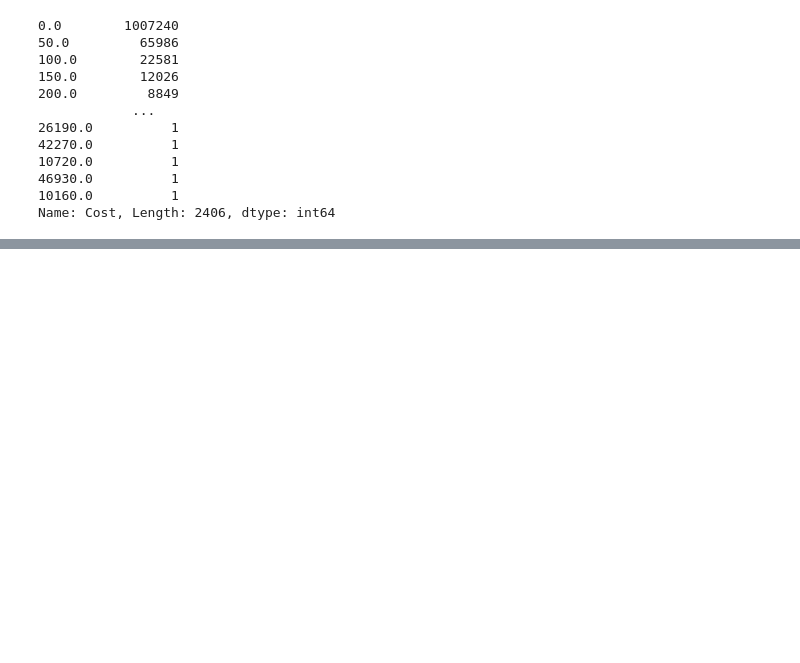
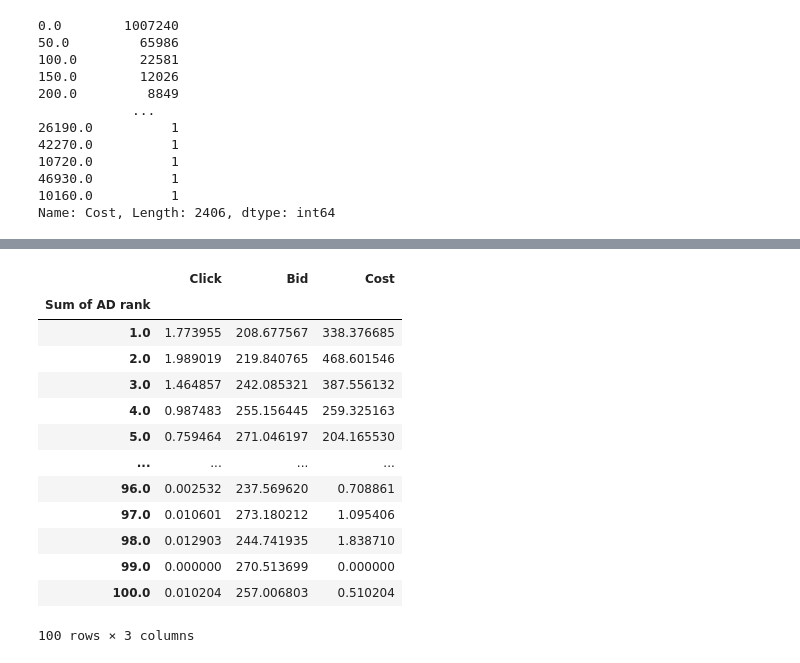
Before and after one commit to rapu34/A1project, a Jupyter notebook: A1project_EDA_Bidding.ipynb, the cells around one changed output, grey strips where cells are left out. Cells and saved outputs as stored; diff of their text form; code cells hidden in the pictures; blank space fills up the shorter version.

```diff
--- a/A1project_EDA_Bidding.ipynb
+++ b/A1project_EDA_Bidding.ipynb
@@ -252,0 +291,3 @@ True
+# %%
+bidding_result['Sum of AD rank'] = bidding_result['Sum of AD rank'].round(0)
+bidding_result['Sum of AD rank']
@@ -252,0 +416,17 @@ True
+# %%
+bidding_result.groupby(['Sum of AD rank'])['Click','Bid','Cost'].mean() # 순위가 높을 수록 Click 많고, bid 가 낮아지는데 왜 그런지 모르겠음.
+# %% [output]
+|  | Click | Bid | Cost |
+| Sum of AD rank |  |  |  |
+| 1.0 | 1.773955 | 208.677567 | 338.376685 |
+| 2.0 | 1.989019 | 219.840765 | 468.601546 |
+| 3.0 | 1.464857 | 242.085321 | 387.556132 |
+| 4.0 | 0.987483 | 255.156445 | 259.325163 |
+| 5.0 | 0.759464 | 271.046197 | 204.165530 |
+| ... | ... | ... | ... |
+| 96.0 | 0.002532 | 237.569620 | 0.708861 |
+| 97.0 | 0.010601 | 273.180212 | 1.095406 |
+| 98.0 | 0.012903 | 244.741935 | 1.838710 |
+| 99.0 | 0.000000 | 270.513699 | 0.000000 |
+| 100.0 | 0.010204 | 257.006803 | 0.510204 |
+100 rows × 3 columns
```
Also changed, not shown: parts of 17 cells of this notebook.
